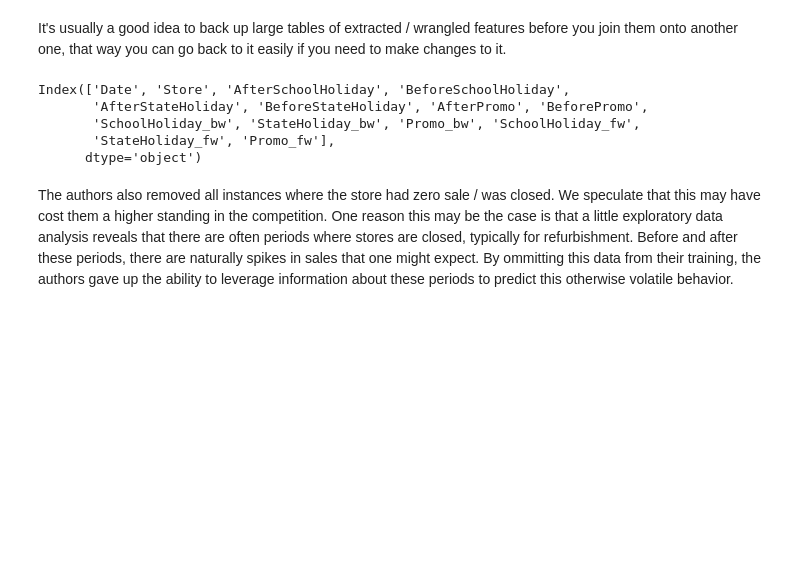
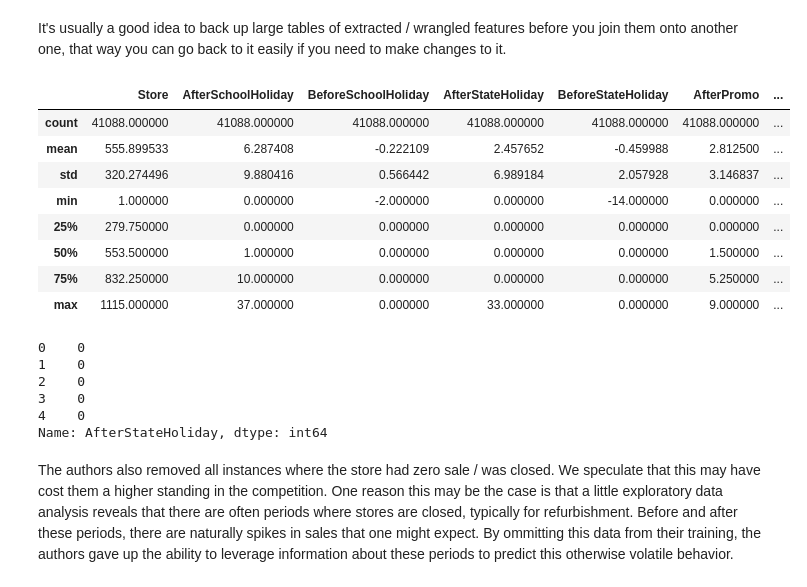
Before and after one commit to evgenysushko/fastai_course, a Jupyter notebook: notebooks/3-rossman-lesson.ipynb, the cells around one changed output. Drawn from its saved outputs; the diff is of its cells as text; code cells hidden in the pictures; blank space fills up the shorter version.

```diff
--- a/notebooks/3-rossman-lesson.ipynb
+++ b/notebooks/3-rossman-lesson.ipynb
@@ -493,12 +496,17 @@ df.to_feather(f'{PATH}df')
 # %%
-df = pd.read_feather(f'{PATH}df')
+#df = pd.read_feather(f'{PATH}df_train')
+df = pd.read_feather(f'{PATH}df_test')
 # %%
 df["Date"] = pd.to_datetime(df.Date)
 # %%
-df.columns
+df.describe()
 # %% [output]
-Index(['Date', 'Store', 'AfterSchoolHoliday', 'BeforeSchoolHoliday',
-       'AfterStateHoliday', 'BeforeStateHoliday', 'AfterPromo', 'BeforePromo',
-       'SchoolHoliday_bw', 'StateHoliday_bw', 'Promo_bw', 'SchoolHoliday_fw',
-       'StateHoliday_fw', 'Promo_fw'],
-      dtype='object')
+|  | Store | AfterSchoolHoliday | BeforeSchoolHoliday | AfterStateHoliday | BeforeStateHoliday | AfterPromo | ... |
+| count | 41088.000000 | 41088.000000 | 41088.000000 | 41088.000000 | 41088.000000 | 41088.000000 | ... |
+| mean | 555.899533 | 6.287408 | -0.222109 | 2.457652 | -0.459988 | 2.812500 | ... |
+| std | 320.274496 | 9.880416 | 0.566442 | 6.989184 | 2.057928 | 3.146837 | ... |
+| min | 1.000000 | 0.000000 | -2.000000 | 0.000000 | -14.000000 | 0.000000 | ... |
+| 25% | 279.750000 | 0.000000 | 0.000000 | 0.000000 | 0.000000 | 0.000000 | ... |
+| 50% | 553.500000 | 1.000000 | 0.000000 | 0.000000 | 0.000000 | 1.500000 | ... |
+| 75% | 832.250000 | 10.000000 | 0.000000 | 0.000000 | 0.000000 | 5.250000 | ... |
+| max | 1115.000000 | 37.000000 | 0.000000 | 33.000000 | 0.000000 | 9.000000 | ... |
@@ -506,6 +517,16 @@ Index(['Date', 'Store', 'AfterSchoolHoliday', 'BeforeSchoolHoliday',
 joined = join_df(joined, df, ['Store', 'Date'])
 # %%
 joined_test = join_df(joined_test, df, ['Store', 'Date'])
+# %%
+##
+joined_test['AfterStateHoliday'].head()
+# %% [output]
+0    0
+1    0
+2    0
+3    0
+4    0
+Name: AfterStateHoliday, dtype: int64
 # %% [markdown]
 The authors also removed all instances where the store had zero sale / was closed. We speculate that this may have cost them a higher standing in the competition. One reason this may be the case is that a little exploratory data analysis reveals that there are often periods where stores are closed, typically for refurbishment. Before and after these periods, there are naturally spikes in sales that one might expect. By ommitting this data from their training, the authors gave up the ability to leverage information about these periods to predict this otherwise volatile behavior.
 # %%
```
Also changed, not shown: parts of 12 cells of this notebook.
